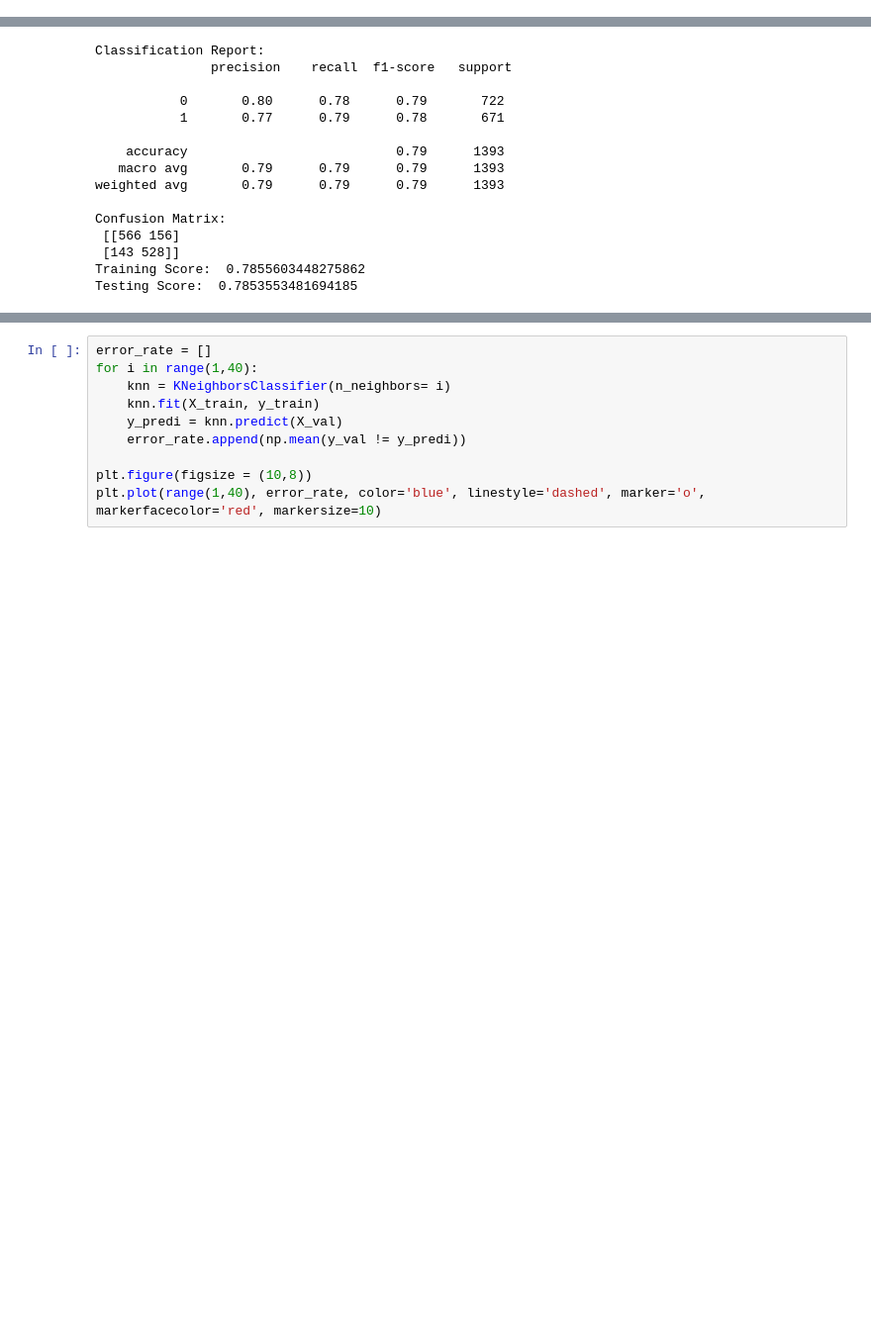
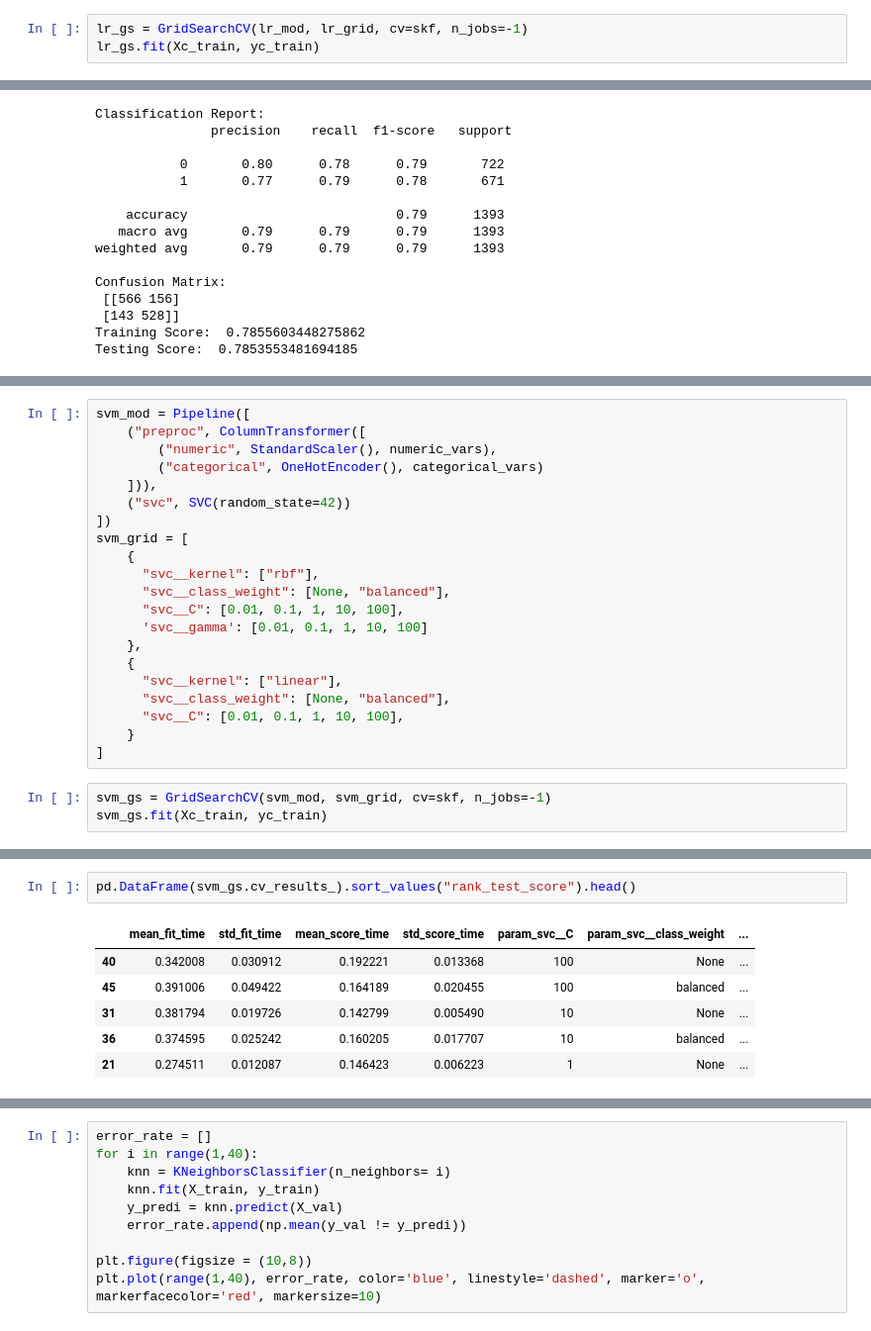
Before and after one commit to albispark/progetto-data-intensive, a Jupyter notebook: Progetto.ipynb, the cells around one changed output, grey strips where cells are left out. Shown at 99% size. Cells and saved outputs as stored; diff of their text form; blank space fills up the shorter version.

```diff
--- a/Progetto.ipynb
+++ b/Progetto.ipynb
@@ -641,0 +667,3 @@ Testing Score:  0.7803302225412778
+# %%
+lr_gs = GridSearchCV(lr_mod, lr_grid, cv=skf, n_jobs=-1)
+lr_gs.fit(Xc_train, yc_train)
@@ -672,0 +727,24 @@ Testing Score:  0.7853553481694185
+# %%
+svm_mod = Pipeline([
+    ("preproc", ColumnTransformer([
+        ("numeric", StandardScaler(), numeric_vars),
+        ("categorical", OneHotEncoder(), categorical_vars)
+    ])),
+    ("svc", SVC(random_state=42))
+])
+svm_grid = [
+    {
+      "svc__kernel": ["rbf"],
+      "svc__class_weight": [None, "balanced"],
+      "svc__C": [0.01, 0.1, 1, 10, 100],
+      'svc__gamma': [0.01, 0.1, 1, 10, 100]
+    },
+    {
+      "svc__kernel": ["linear"],
+      "svc__class_weight": [None, "balanced"],
+      "svc__C": [0.01, 0.1, 1, 10, 100],
+    }
+]
+# %%
+svm_gs = GridSearchCV(svm_mod, svm_grid, cv=skf, n_jobs=-1)
+svm_gs.fit(Xc_train, yc_train)
@@ -672,0 +782,9 @@ Testing Score:  0.7853553481694185
+# %%
+pd.DataFrame(svm_gs.cv_results_).sort_values("rank_test_score").head()
+# %% [output]
+|  | mean_fit_time | std_fit_time | mean_score_time | std_score_time | param_svc__C | param_svc__class_weight | ... |
+| 40 | 0.342008 | 0.030912 | 0.192221 | 0.013368 | 100 | None | ... |
+| 45 | 0.391006 | 0.049422 | 0.164189 | 0.020455 | 100 | balanced | ... |
+| 31 | 0.381794 | 0.019726 | 0.142799 | 0.005490 | 10 | None | ... |
+| 36 | 0.374595 | 0.025242 | 0.160205 | 0.017707 | 10 | balanced | ... |
+| 21 | 0.274511 | 0.012087 | 0.146423 | 0.006223 | 1 | None | ... |
```
Also changed, not shown: parts of 162 cells of this notebook.
